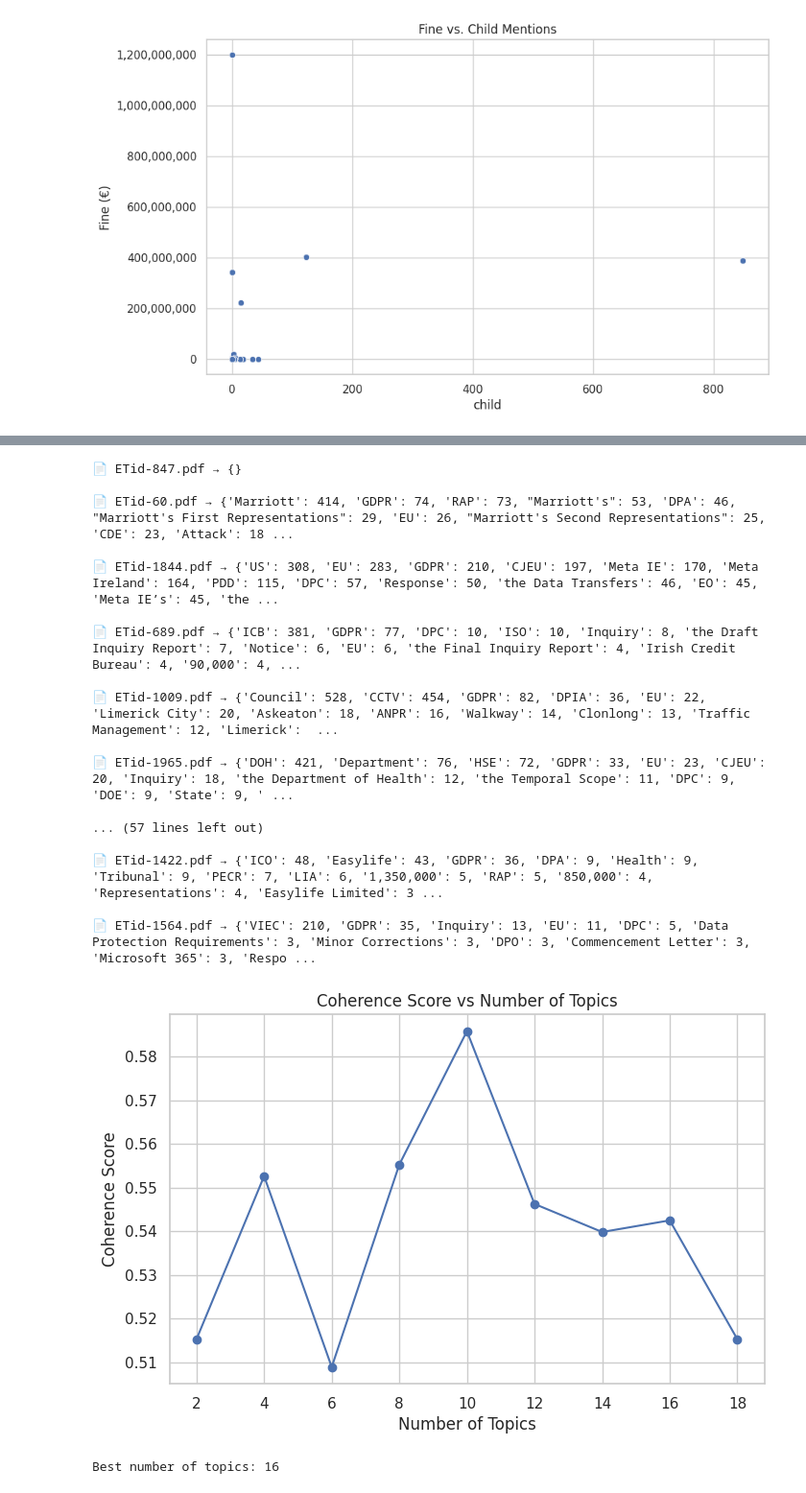
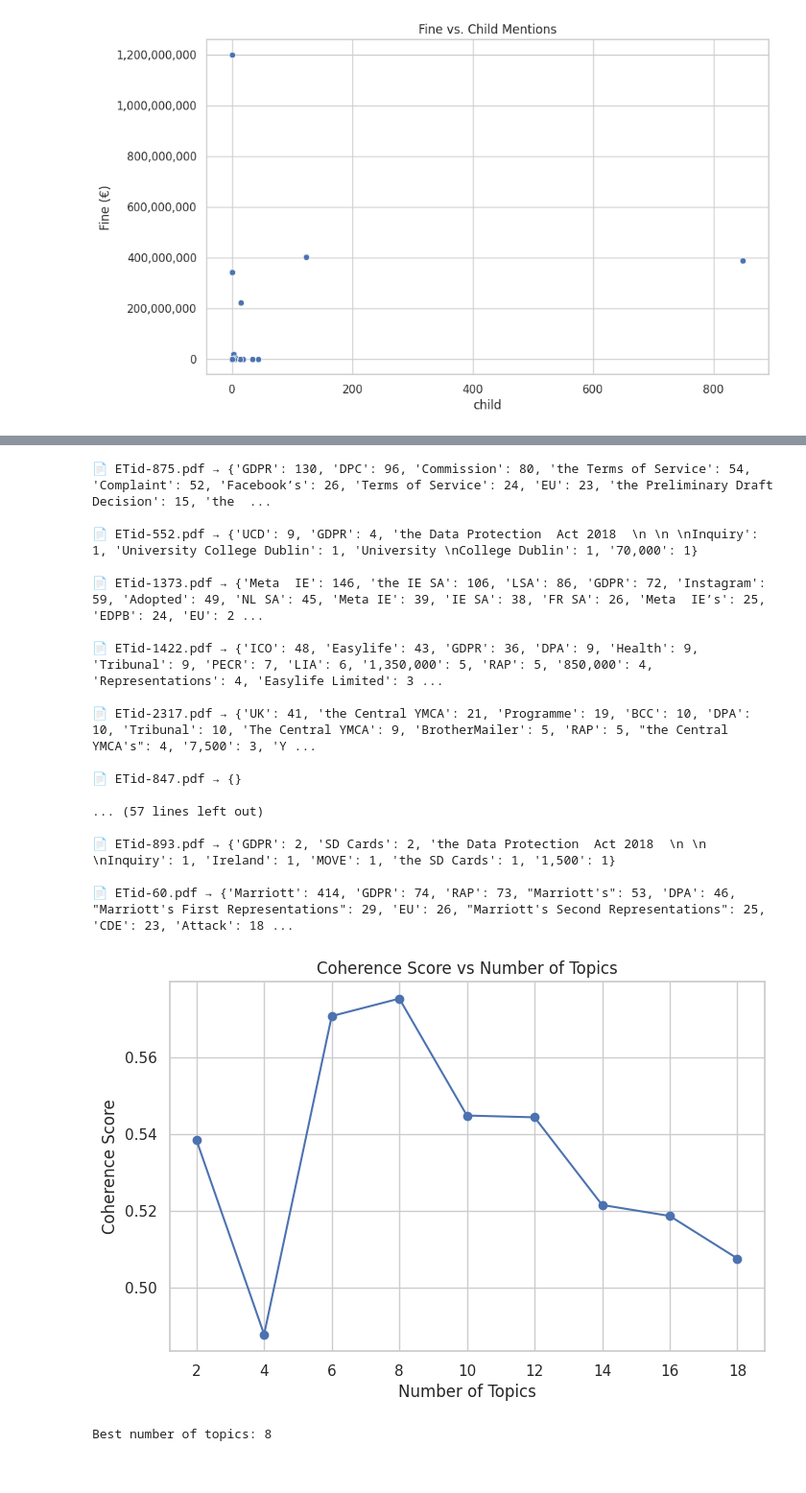
Before and after one commit to AnhQnY/IBS-Capstone-Project, a Jupyter notebook: Topic_modelling.ipynb, the cells around one changed output, grey strips where cells are left out. Shown at 96% size. Drawn from its saved outputs; the diff is of its cells as text; code cells hidden in the pictures.

```diff
--- a/Topic_modelling.ipynb
+++ b/Topic_modelling.ipynb
@@ -544,7 +563,7 @@ plt.show()
 from sklearn.feature_extraction.text import CountVectorizer
 from collections import Counter
 
-# 📊 2. Compute text statistics
+# Compute text statistics
 def compute_text_stats(texts):
     stats = []
     for filename, text in texts.items():
@@ -557,7 +576,7 @@ def compute_text_stats(texts):
         })
     return pd.DataFrame(stats)
 
-# 🔠 3. Visualize text stats
+# Visualize text stats
 def visualize_stats(stats_df):
     plt.figure(figsize=(12, 6))
     sns.barplot(data=stats_df.sort_values(by='num_words', ascending=False), x='filename', y='num_words')
@@ -573,7 +592,7 @@ def visualize_stats(stats_df):
     plt.tight_layout()
     plt.show()
 
-# 🔁 4. N-gram Extraction (top 10 for each n)
+# N-gram Extraction (top 10 for each n)
 def get_top_ngrams(texts, n=2, top_k=10):
     vectorizer = CountVectorizer(ngram_range=(n, n), stop_words='english')
     all_text = list(texts.values())
@@ -582,12 +601,7 @@ def get_top_ngrams(texts, n=2, top_k=10):
     ngram_freq = dict(zip(vectorizer.get_feature_names_out(), counts))
     return Counter(ngram_freq).most_common(top_k)
 
-# 📂 5. Run
-'''
-pdf_dir = 'gdpr_pdfs'
-texts = extract_text_from_pdfs(pdf_dir)
-print(f"Extracted {len(texts)} PDF(s).")
-'''
+# Run
 # Stats & Visuals
 stats_df = compute_text_stats(texts)
 print(stats_df)
@@ -648,7 +662,7 @@ def plot_coherence_vs_topics(texts, start=2, limit=20, step=2):
 
     for num_topics in topic_range:
         model = models.LdaModel(corpus, num_topics=num_topics, id2word=dictionary,
-                                passes=20, alpha='asymmetric', eta='auto', random_state=42)
+                                passes=30, alpha='asymmetric', eta='auto', random_state=42)
         coherence = CoherenceModel(model=model, texts=tokenized_docs, dictionary=dictionary, coherence='c_v').get_coherence()
         coherences.append(coherence)
 
@@ -718,5 +736,5 @@ Topic 9: 0.129*"whatsapp" + 0.028*"facebook" + 0.020*"inquiry" + 0.018*"transpar
 # %%
-# 📌 5. Named Entity Recognition (NER)
+# Named Entity Recognition (NER)
 def extract_entities(text):
     doc = nlp(text)
     return [(ent.text, ent.label_) for ent in doc.ents if ent.label_ in ['ORG', 'GPE', 'MONEY']]
@@ -726,20 +744,20 @@ for filename, text in texts.items():
     top_entities = pd.Series([ent[0] for ent in entities]).value_counts().head(20)
     print(f"\n📄 {filename} → {top_entities.to_dict()}")
 # %% [output]
+📄 ETid-875.pdf → {'GDPR': 130, 'DPC': 96, 'Commission': 80, 'the Terms of Service': 54, 'Complaint': 52, 'Facebook’s': 26, 'Terms of Service': 24, 'EU': 23, 'the Preliminary Draft Decision': 15, 'the  ...
+
+📄 ETid-552.pdf → {'UCD': 9, 'GDPR': 4, 'the Data Protection  Act 2018  \n \n \nInquiry': 1, 'University College Dublin': 1, 'University \nCollege Dublin': 1, '70,000': 1}
+
+📄 ETid-1373.pdf → {'Meta  IE': 146, 'the IE SA': 106, 'LSA': 86, 'GDPR': 72, 'Instagram': 59, 'Adopted': 49, 'NL SA': 45, 'Meta IE': 39, 'IE SA': 38, 'FR SA': 26, 'Meta  IE’s': 25, 'EDPB': 24, 'EU': 2 ...
+
+📄 ETid-1422.pdf → {'ICO': 48, 'Easylife': 43, 'GDPR': 36, 'DPA': 9, 'Health': 9, 'Tribunal': 9, 'PECR': 7, 'LIA': 6, '1,350,000': 5, 'RAP': 5, '850,000': 4, 'Representations': 4, 'Easylife Limited': 3 ...
+
+📄 ETid-2317.pdf → {'UK': 41, 'the Central YMCA': 21, 'Programme': 19, 'BCC': 10, 'DPA': 10, 'Tribunal': 10, 'The Central YMCA': 9, 'BrotherMailer': 5, 'RAP': 5, "the Central YMCA's": 4, '7,500': 3, 'Y ...
+
 📄 ETid-847.pdf → {}
-
-📄 ETid-60.pdf → {'Marriott': 414, 'GDPR': 74, 'RAP': 73, "Marriott's": 53, 'DPA': 46, "Marriott's First Representations": 29, 'EU': 26, "Marriott's Second Representations": 25, 'CDE': 23, 'Attack': 18 ...
-
-📄 ETid-1844.pdf → {'US': 308, 'EU': 283, 'GDPR': 210, 'CJEU': 197, 'Meta IE': 170, 'Meta Ireland': 164, 'PDD': 115, 'DPC': 57, 'Response': 50, 'the Data Transfers': 46, 'EO': 45, 'Meta IE’s': 45, 'the ...
-
-📄 ETid-689.pdf → {'ICB': 381, 'GDPR': 77, 'DPC': 10, 'ISO': 10, 'Inquiry': 8, 'the Draft Inquiry Report': 7, 'Notice': 6, 'EU': 6, 'the Final Inquiry Report': 4, 'Irish Credit Bureau': 4, '90,000': 4, ...
-
-📄 ETid-1009.pdf → {'Council': 528, 'CCTV': 454, 'GDPR': 82, 'DPIA': 36, 'EU': 22, 'Limerick City': 20, 'Askeaton': 18, 'ANPR': 16, 'Walkway': 14, 'Clonlong': 13, 'Traffic Management': 12, 'Limerick':  ...
-
-📄 ETid-1965.pdf → {'DOH': 421, 'Department': 76, 'HSE': 72, 'GDPR': 33, 'EU': 23, 'CJEU': 20, 'Inquiry': 18, 'the Department of Health': 12, 'the Temporal Scope': 11, 'DPC': 9, 'DOE': 9, 'State': 9, ' ...
 
 ... (57 lines left out)
 
-📄 ETid-1422.pdf → {'ICO': 48, 'Easylife': 43, 'GDPR': 36, 'DPA': 9, 'Health': 9, 'Tribunal': 9, 'PECR': 7, 'LIA': 6, '1,350,000': 5, 'RAP': 5, '850,000': 4, 'Representations': 4, 'Easylife Limited': 3 ...
+📄 ETid-893.pdf → {'GDPR': 2, 'SD Cards': 2, 'the Data Protection  Act 2018  \n \n \nInquiry': 1, 'Ireland': 1, 'MOVE': 1, 'the SD Cards': 1, '1,500': 1}
 
-📄 ETid-1564.pdf → {'VIEC': 210, 'GDPR': 35, 'Inquiry': 13, 'EU': 11, 'DPC': 5, 'Data Protection Requirements': 3, 'Minor Corrections': 3, 'DPO': 3, 'Commencement Letter': 3, 'Microsoft 365': 3, 'Respo ...
+📄 ETid-60.pdf → {'Marriott': 414, 'GDPR': 74, 'RAP': 73, "Marriott's": 53, 'DPA': 46, "Marriott's First Representations": 29, 'EU': 26, "Marriott's Second Representations": 25, 'CDE': 23, 'Attack': 18 ...
@@ -763,13 +789,13 @@ for filename, text in texts.items():
     cleaned = remove_entities(text, entities_to_remove)
     cleaned_texts[filename] = cleaned
 # %%
-plot_coherence_vs_topics(cleaned_texts)
+topic_range_cleaned, coherences_cleaned = plot_coherence_vs_topics(cleaned_texts)
 
-max_index = coherences.index(max(coherences))
-best_num_topics = topic_range[max_index]
+max_index_cleaned = coherences_cleaned.index(max(coherences_cleaned))
+best_num_topics = topic_range_cleaned[max_index_cleaned]
 
 print(f"Best number of topics: {best_num_topics}")
 # %% [output]
-[figure, old version]
+[figure, new version]
-Best number of topics: 16
+Best number of topics: 8
 # %%
```
Also changed, not shown: parts of 41 cells of this notebook, 12 other files.
